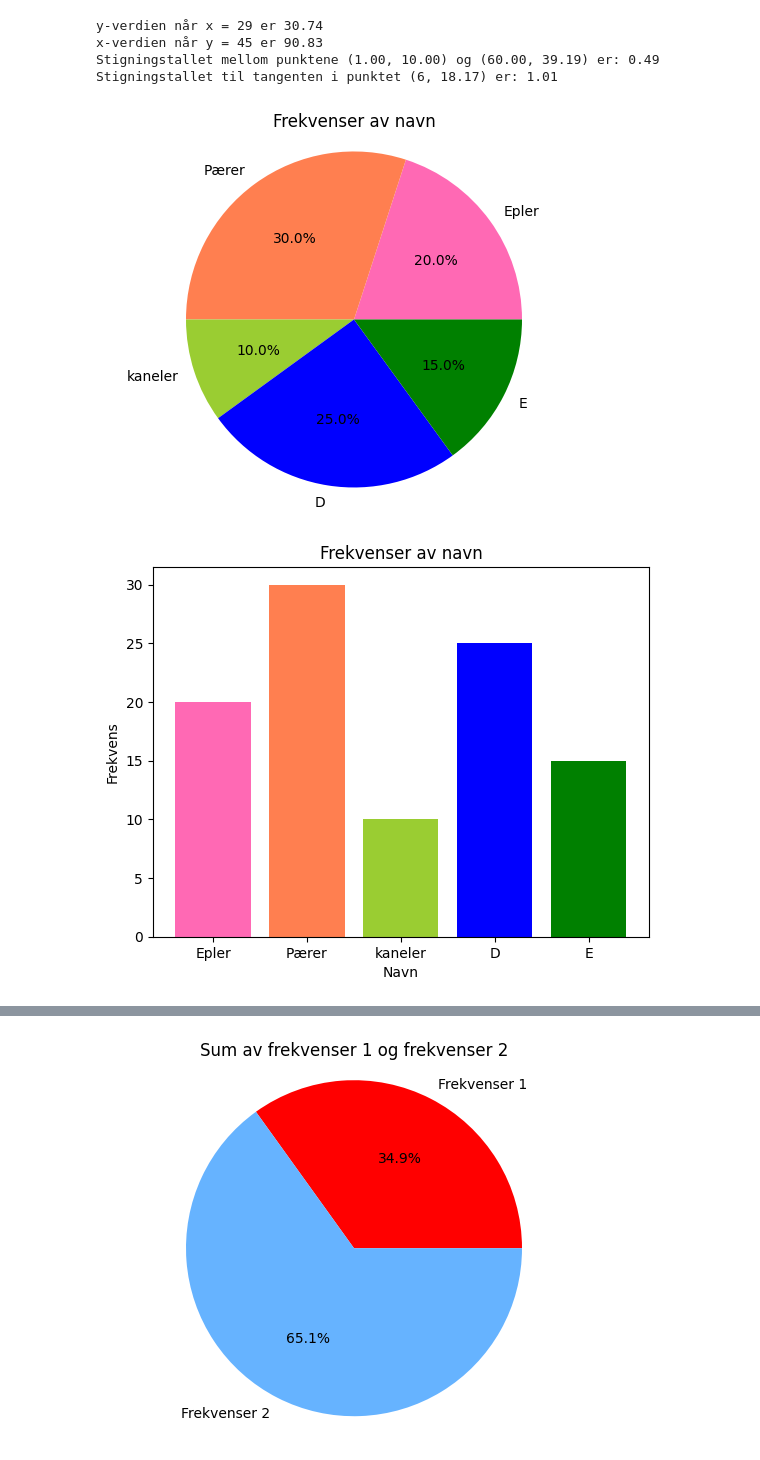
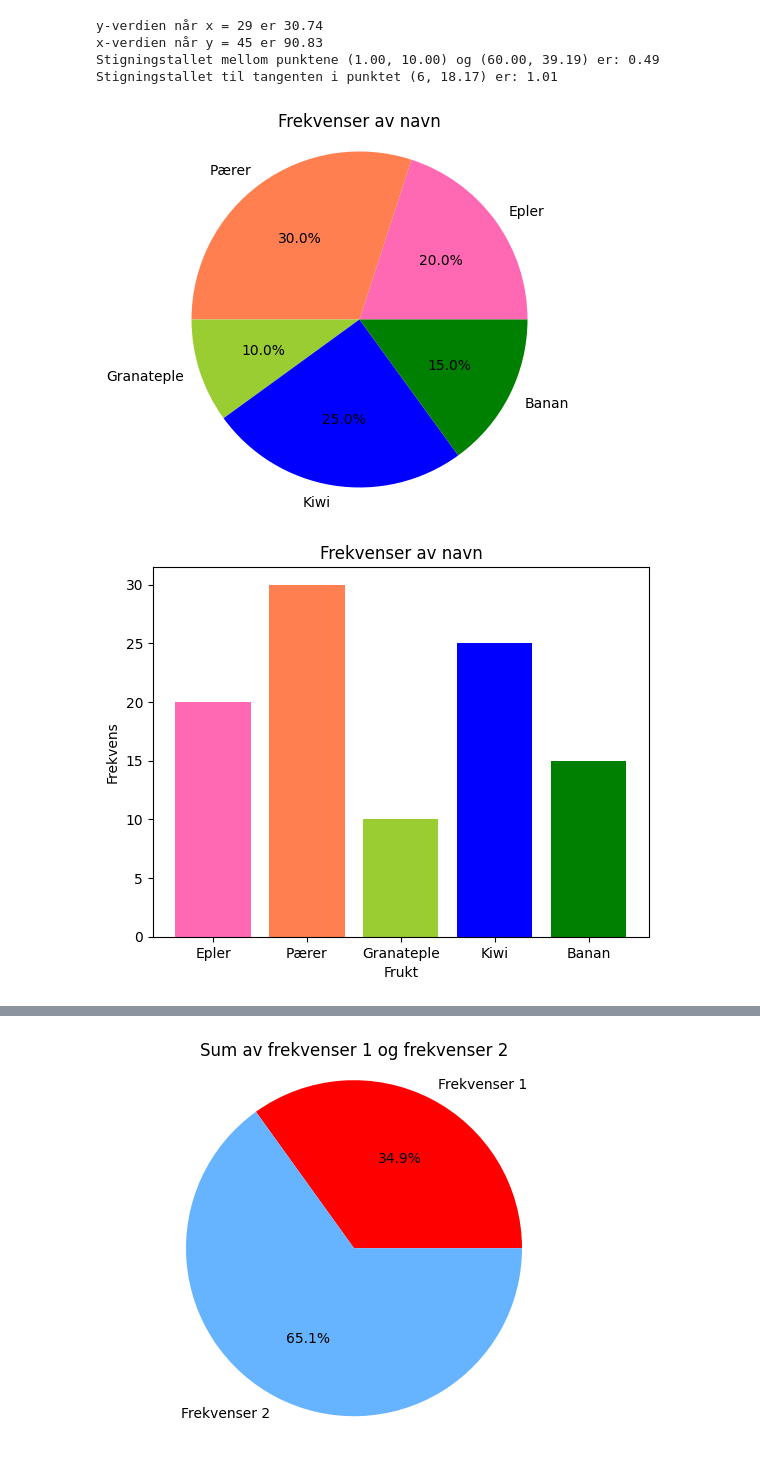
Before and after one commit to hanska91/Matematikk-2P-Y, a Jupyter notebook: Matematikkboka 2P-Y + Litt annet.ipynb, the cells around one changed output, grey strips where cells are left out. Cells and saved outputs as stored; diff of their text form; code cells hidden in the pictures.

```diff
--- a/Matematikkboka 2P-Y + Litt annet.ipynb
+++ b/Matematikkboka 2P-Y + Litt annet.ipynb
@@ -2890,39 +2910,39 @@ Stigningstallet til tangenten i punktet (6, 18.17) er: 1.01
 import matplotlib.pyplot as plt
 
 # Liste med navn og frekvenser
-navn = ["Epler", "Pærer", "kaneler", "D", "E"]
+navn = ["Epler", "Pærer", "Granateple", "Kiwi", "Banan"]
 frekvenser = [20, 30, 10, 25, 15]
 
 # Fargevalg
 farger = ['hotpink','coral','yellowgreen','b','g']
 
 # Beregn totalfrekvensen
 total = sum(frekvenser)
 
 # Beregn andelene (i prosent) for hver sektor
 andelene = [100 * frek / total for frek in frekvenser]
 
 # Kakediagram
 plt.pie(andelene, labels=navn, autopct='%1.1f%%', colors=farger)
 plt.title("Frekvenser av navn")
 plt.axis('equal')
 plt.show()
 
 # Søylediagram
 plt.bar(navn, frekvenser, color=farger)
 plt.title("Frekvenser av navn")
-plt.xlabel("Navn")
+plt.xlabel("Frukt")
 plt.ylabel("Frekvens")
 plt.ylim(ymin=0)
 plt.show()
 
 # Linjediagram
 plt.plot(navn, frekvenser, marker='o', color='#ff7f0e')
 plt.title("Frekvenser av navn")
 plt.xlabel("Navn")
 plt.ylabel("Frekvens")
 plt.ylim(ymin=0)
 plt.show()
 # %% [output]
-[figure, old version]
+[figure, new version]
-[figure, old version]
+[figure, new version]
```
Also changed, not shown: parts of 11 cells of this notebook.
